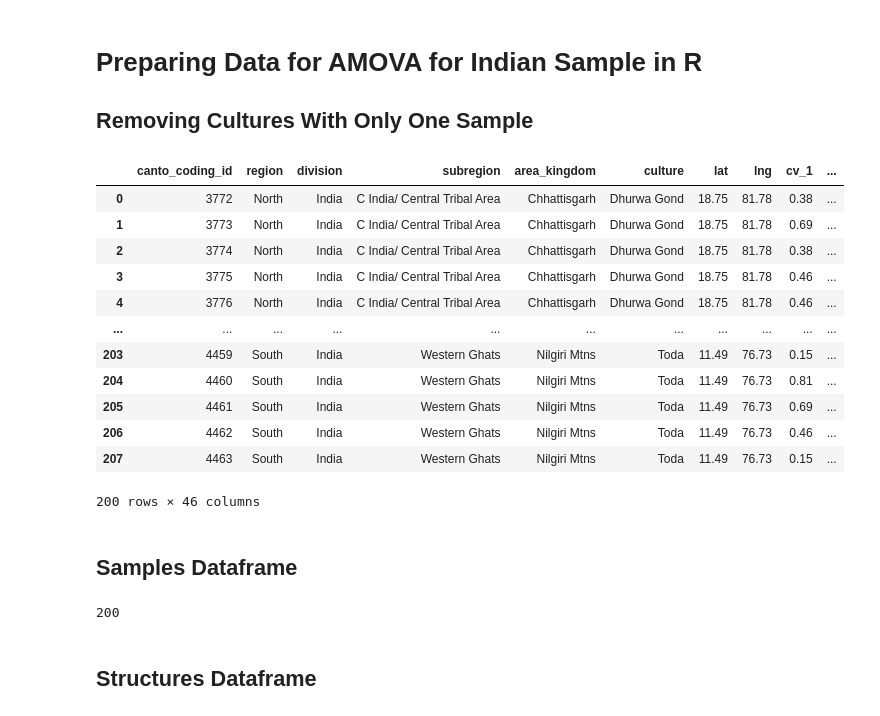
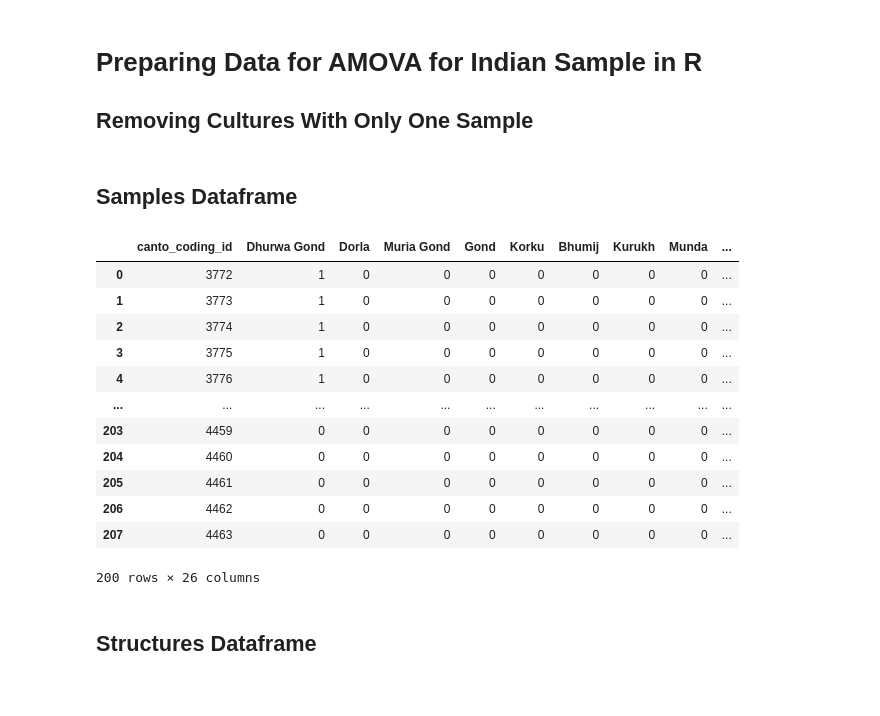
Before and after one commit to comp-music-lab/sfc-journal-2020, a Jupyter notebook: Indian Music Analysis.ipynb, the cells around one changed output. Cells and saved outputs as stored; diff of their text form; code cells hidden in the pictures.

```diff
--- a/Indian Music Analysis.ipynb
+++ b/Indian Music Analysis.ipynb
@@ -389,23 +370,8 @@ plt.savefig("./figs/world.png")
 # %%
+all_india_full = pd.read_csv('./data/all_india_full.csv')
 all_india_full['Number of Samples'] = all_india_full.groupby('culture')['culture'].transform('count')
 singles = all_india_full[all_india_full['Number of Samples']!=1]
 singles.to_csv('./data/indian_no_singles.csv')
-# %%
-singles
-# %% [output]
-|  | canto_coding_id | region | division | subregion | area_kingdom | culture | lat | lng | cv_1 | ... |
-| 0 | 3772 | North | India | C India/ Central Tribal Area | Chhattisgarh | Dhurwa Gond | 18.75 | 81.78 | 0.38 | ... |
-| 1 | 3773 | North | India | C India/ Central Tribal Area | Chhattisgarh | Dhurwa Gond | 18.75 | 81.78 | 0.69 | ... |
-| 2 | 3774 | North | India | C India/ Central Tribal Area | Chhattisgarh | Dhurwa Gond | 18.75 | 81.78 | 0.38 | ... |
-| 3 | 3775 | North | India | C India/ Central Tribal Area | Chhattisgarh | Dhurwa Gond | 18.75 | 81.78 | 0.46 | ... |
-| 4 | 3776 | North | India | C India/ Central Tribal Area | Chhattisgarh | Dhurwa Gond | 18.75 | 81.78 | 0.46 | ... |
-| ... | ... | ... | ... | ... | ... | ... | ... | ... | ... | ... |
-| 203 | 4459 | South | India | Western Ghats | Nilgiri Mtns | Toda | 11.49 | 76.73 | 0.15 | ... |
-| 204 | 4460 | South | India | Western Ghats | Nilgiri Mtns | Toda | 11.49 | 76.73 | 0.81 | ... |
-| 205 | 4461 | South | India | Western Ghats | Nilgiri Mtns | Toda | 11.49 | 76.73 | 0.69 | ... |
-| 206 | 4462 | South | India | Western Ghats | Nilgiri Mtns | Toda | 11.49 | 76.73 | 0.46 | ... |
-| 207 | 4463 | South | India | Western Ghats | Nilgiri Mtns | Toda | 11.49 | 76.73 | 0.15 | ... |
-200 rows × 46 columns
 # %% [markdown]
 ## Samples Dataframe
 # %%
@@ -419,10 +385,22 @@ for i, row in singles.iterrows():
     samples.loc[i, 'canto_coding_id'] = row["canto_coding_id"]
 samples = samples.fillna(0)
 samples.to_csv('./data/samples.csv')
-# %%
-len(samples)
-# %% [output]
-200
+# %%
+samples
+# %% [output]
+|  | canto_coding_id | Dhurwa Gond | Dorla | Muria Gond | Gond | Korku | Bhumij | Kurukh | Munda | ... |
+| 0 | 3772 | 1 | 0 | 0 | 0 | 0 | 0 | 0 | 0 | ... |
+| 1 | 3773 | 1 | 0 | 0 | 0 | 0 | 0 | 0 | 0 | ... |
+| 2 | 3774 | 1 | 0 | 0 | 0 | 0 | 0 | 0 | 0 | ... |
+| 3 | 3775 | 1 | 0 | 0 | 0 | 0 | 0 | 0 | 0 | ... |
+| 4 | 3776 | 1 | 0 | 0 | 0 | 0 | 0 | 0 | 0 | ... |
+| ... | ... | ... | ... | ... | ... | ... | ... | ... | ... | ... |
+| 203 | 4459 | 0 | 0 | 0 | 0 | 0 | 0 | 0 | 0 | ... |
+| 204 | 4460 | 0 | 0 | 0 | 0 | 0 | 0 | 0 | 0 | ... |
+| 205 | 4461 | 0 | 0 | 0 | 0 | 0 | 0 | 0 | 0 | ... |
+| 206 | 4462 | 0 | 0 | 0 | 0 | 0 | 0 | 0 | 0 | ... |
+| 207 | 4463 | 0 | 0 | 0 | 0 | 0 | 0 | 0 | 0 | ... |
+200 rows × 26 columns
 # %% [markdown]
 ## Structures Dataframe
 # %%
```
Also changed, not shown: parts of 3 cells of this notebook, 4 other files.
